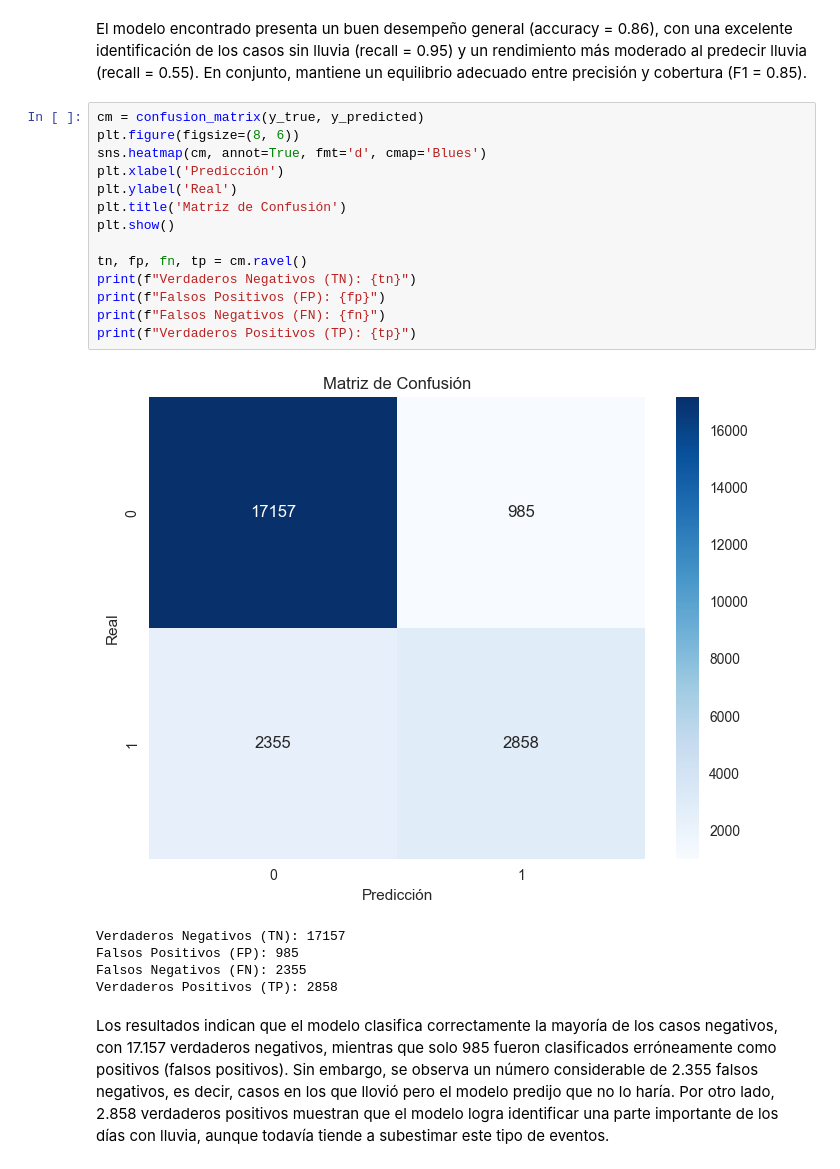
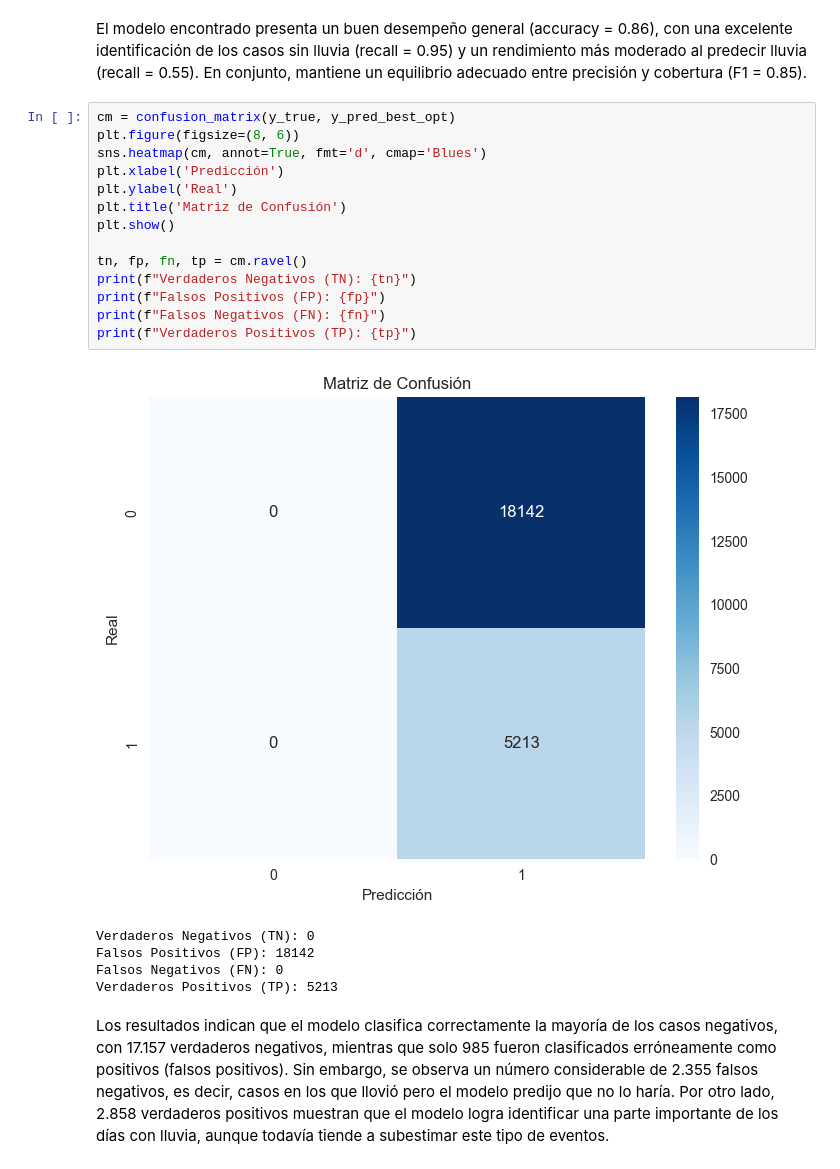
Before and after one commit to juanachies/AA1-TUIA-Chies-Palacio, a Jupyter notebook: TP-clasificacion-AA1.ipynb, the cells around one changed output. Saved outputs shown, nothing was run; the diff lists cells and outputs as text.

```diff
--- a/TP-clasificacion-AA1.ipynb
+++ b/TP-clasificacion-AA1.ipynb
@@ -1929,25 +1927,25 @@ weighted avg       0.85      0.86      0.85     23355
 # %% [markdown]
 El modelo encontrado presenta un buen desempeño general (accuracy = 0.86), con una excelente identificación de los casos sin lluvia (recall = 0.95) y un rendimiento más moderado al predecir lluvia (recall = 0.55). En conjunto, mantiene un equilibrio adecuado entre precisión y cobertura (F1 = 0.85).
 # %%
-cm = confusion_matrix(y_true, y_predicted)
+cm = confusion_matrix(y_true, y_pred_best_opt)
 plt.figure(figsize=(8, 6))
 sns.heatmap(cm, annot=True, fmt='d', cmap='Blues')
 plt.xlabel('Predicción')
 plt.ylabel('Real')
 plt.title('Matriz de Confusión')
 plt.show()
 
 tn, fp, fn, tp = cm.ravel()
 print(f"Verdaderos Negativos (TN): {tn}")
 print(f"Falsos Positivos (FP): {fp}")
 print(f"Falsos Negativos (FN): {fn}")
 print(f"Verdaderos Positivos (TP): {tp}")
 # %% [output]
-[figure, old version]
+[figure, new version]
-Verdaderos Negativos (TN): 17157
-Falsos Positivos (FP): 985
-Falsos Negativos (FN): 2355
-Verdaderos Positivos (TP): 2858
+Verdaderos Negativos (TN): 0
+Falsos Positivos (FP): 18142
+Falsos Negativos (FN): 0
+Verdaderos Positivos (TP): 5213
 # %% [markdown]
 Los resultados indican que el modelo clasifica correctamente la mayoría de los casos negativos, con 17.157 verdaderos negativos, mientras que solo 985 fueron clasificados erróneamente como positivos (falsos positivos). Sin embargo, se observa un número considerable de 2.355 falsos negativos, es decir, casos en los que llovió pero el modelo predijo que no lo haría. Por otro lado, 2.858 verdaderos positivos muestran que el modelo logra identificar una parte importante de los días con lluvia, aunque todavía tiende a subestimar este tipo de eventos.
 # %% [markdown]
```
Also changed, not shown: parts of 30 cells of this notebook, 1 other file.
